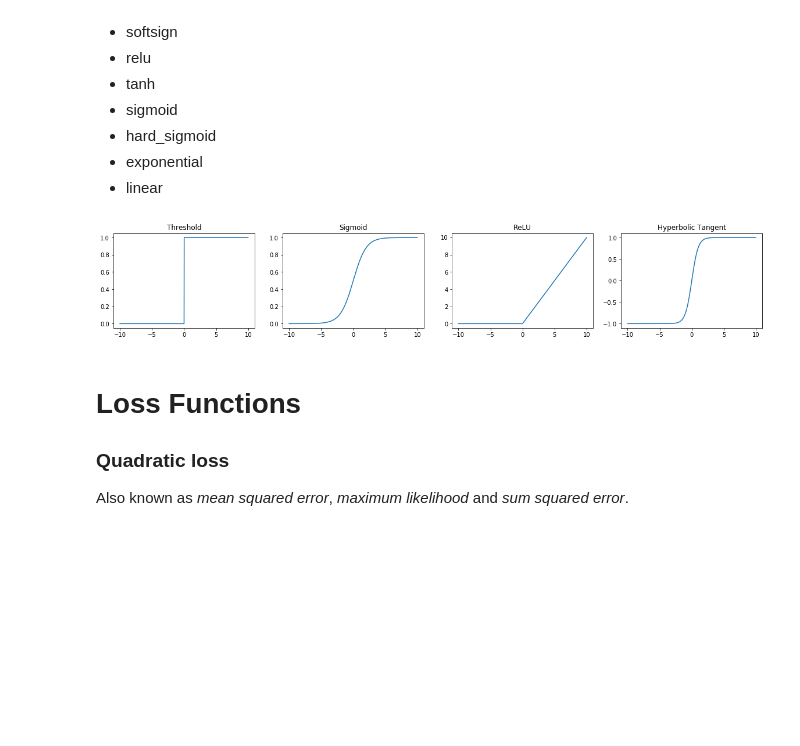
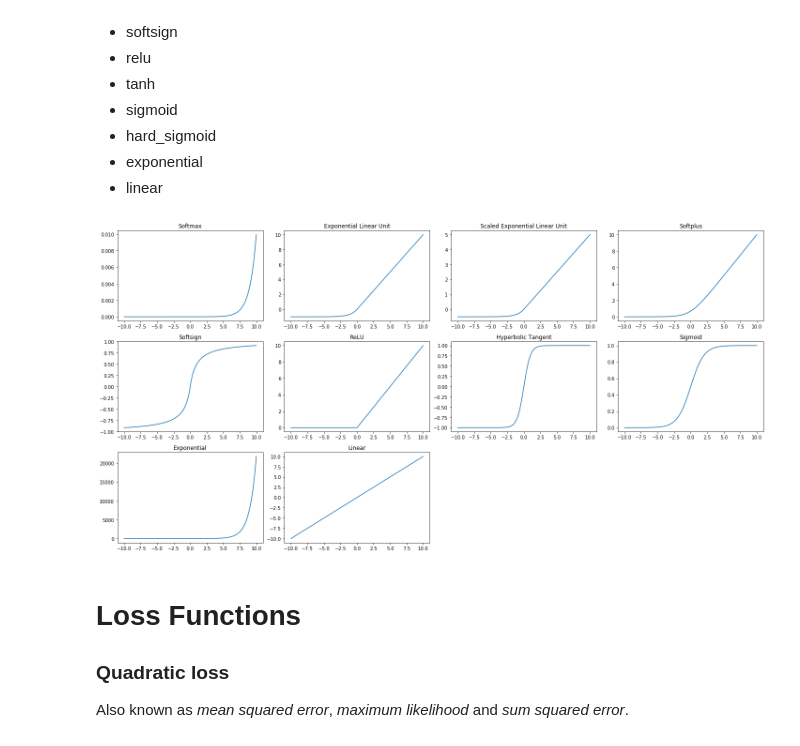
Before and after one commit to apcc-geoslegend/Deep-Learning, a Jupyter notebook: Artificial Neural Networks/Artificial Neural Networks.ipynb, the cells around one changed output. Cells and saved outputs as stored; diff of their text form; code cells hidden in the pictures; blank space fills up the shorter version.

```diff
--- a/Artificial Neural Networks/Artificial Neural Networks.ipynb
+++ b/Artificial Neural Networks/Artificial Neural Networks.ipynb
@@ -215,59 +215,57 @@ ToDo: Web Scrape to keep list updated.
 import matplotlib.pyplot as plt
 import numpy as np
 
-#ToDo: Implement the new activation functions
-
-x = np.arange(-10, 10, 0.01)
+def softmax(x):
+    return np.exp(x)/sum(np.exp(x))
 
 def threshold(x):
     return np.piecewise(x, [x >= 0, x < 0], [1, 0])
 
 def sigmoid(x):
     return 1/(1+np.exp(-x))
 
 def relu(x):
     return np.maximum(0, x)
 
 def tanh(x):
     return np.tanh(x)
 
-def elu(x):
-    pass
+def elu(x, alpha=1.0):
+    return np.piecewise(x, [x >= 0, x < 0], [lambda x: x, lambda x: alpha*(np.exp(x)-1)])
 
-def selu(x):
-    pass
+def selu(x, scale=0.5, alpha=1.0):
+    return scale*elu(x, alpha)
 
 def softplus(x):
-    pass
+    return np.log(np.exp(x) + 1)
 
 def softsign(x):
-    pass
-
-def hard_sigmoid(x):
-    pass
+    return x/(np.abs(x)+1)
 
 def exponential(x):
-    pass
+    return np.exp(x)
 
 def linear(x):
-    pass
+    return x
 
-y_thresh = threshold(x)
-y_sigmoid = sigmoid(x)
-y_relu = relu(x)
-y_tanh = tanh(x)
+titles = ['Softmax', 'Exponential Linear Unit', 'Scaled Exponential Linear Unit', 'Softplus',
+          'Softsign', 'ReLU', 'Hyperbolic Tangent', 'Sigmoid',
+          'Exponential', 'Linear']
 
-f = plt.figure(figsize=(20,3))
-ax1 = f.add_subplot(141, title='Threshold')
-ax2 = f.add_subplot(142, title='Sigmoid')
-ax3 = f.add_subplot(143, title='ReLU')
-ax4 = f.add_subplot(144, title='Hyperbolic Tangent')
+x = np.arange(-10, 10, 0.01)
 
-ax1.plot(x, y_thresh)
-ax2.plot(x, y_sigmoid)
-ax3.plot(x, y_relu)
-ax4.plot(x, y_tanh)
+y = [softmax(x), elu(x), selu(x), softplus(x),
+     softsign(x), relu(x), tanh(x), sigmoid(x),
+     exponential(x), linear(x)]
 
+cols = 4
+rows = np.ceil(len(titles)/cols)
+
+fig = plt.figure(figsize=(20, 10))
+for i in range(len(titles)):
+    fig.add_subplot(rows, cols, i+1, title=titles[i]).plot(x, y[i])
+
+plt.tight_layout()
 plt.show()
 # %% [output]
-[figure, old version]
+[figure, new version]
```
Also changed, not shown: parts of 21 cells of this notebook.
